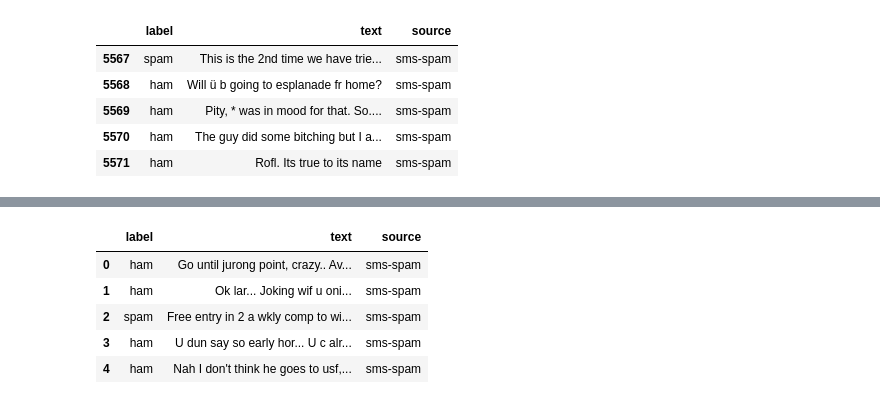
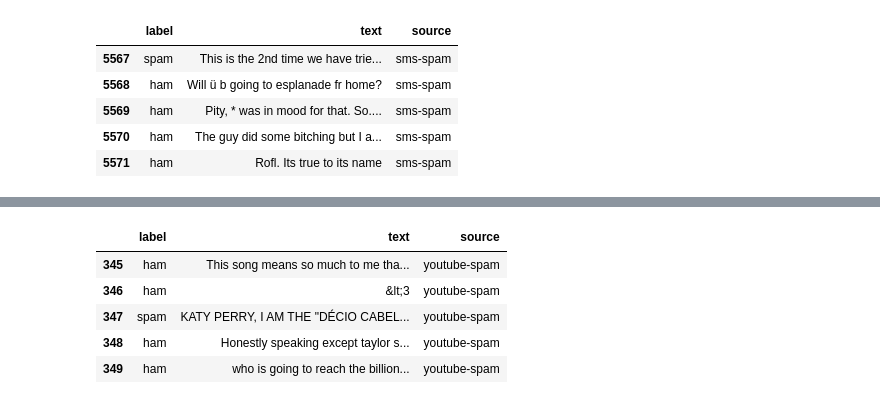
Before and after one commit to cybroidtech/spam-detection, a Jupyter notebook: nbs/SPAM DATASETS.ipynb, the cells around one changed output, grey strips where cells are left out. Drawn from its saved outputs; the diff is of its cells as text; code cells hidden in the pictures.

```diff
--- a/nbs/SPAM DATASETS.ipynb
+++ b/nbs/SPAM DATASETS.ipynb
@@ -22,8 +29,10 @@ YOUTUBE_SPAM_ZIP = "https://archive.ics.uci.edu/ml/machine-learning-databases/00
 SPAM_CLASSIFIER_DIR = DATASET_DIR / "spam-classifier"
 SMS_SPAM_DIR = SPAM_CLASSIFIER_DIR / "sms-spam"
 YOUTUBE_SPAM_DIR = SPAM_CLASSIFIER_DIR / "youtube-spam"
+EMAIL_SPAM_DIR = SPAM_CLASSIFIER_DIR / "email-spam"
 
 SMS_SPAM_DIR.mkdir(exist_ok=True, parents=True)
+EMAIL_SPAM_DIR.mkdir(exist_ok=True, parents=True)
 YOUTUBE_SPAM_DIR.mkdir(exist_ok=True, parents=True)
 # %%
 !unzip -o $SPAM_SMS_ZIPS_PATH -d $SMS_SPAM_DIR
@@ -62,2 +72,10 @@ for path in YOUTUBE_SPAM_DIR.glob("*"):
 # %%
 import pandas as pd
+# %%
+email_spam_input_path = EMAIL_SPAM_DIR / "emailspam.csv"
+
+em_df = pd.read_csv(email_spam_input_path)
+em_df.rename(columns={'label_num': 'raw_label'}, inplace=True)
+em_df['source'] = 'email-spam'
+email_df = em_df.copy()[['label', 'text', 'source']]
+email_df.tail()
@@ -104,12 +129,12 @@ yt_df.tail()
 # %%
-df = pd.concat([sms_df, yt_df])
-df.head()
+df = pd.concat([email_df, sms_df, yt_df])
+df.tail()
 # %% [output]
 |  | label | text | source |
-| 0 | ham | Go until jurong point, crazy.. Av... | sms-spam |
-| 1 | ham | Ok lar... Joking wif u oni... | sms-spam |
-| 2 | spam | Free entry in 2 a wkly comp to wi... | sms-spam |
-| 3 | ham | U dun say so early hor... U c alr... | sms-spam |
-| 4 | ham | Nah I don't think he goes to usf,... | sms-spam |
+| 345 | ham | This song means so much to me tha... | youtube-spam |
+| 346 | ham | &lt;3﻿ | youtube-spam |
+| 347 | spam | KATY PERRY, I AM THE "DÉCIO CABEL... | youtube-spam |
+| 348 | ham | Honestly speaking except taylor s... | youtube-spam |
+| 349 | ham | who is going to reach the billion... | youtube-spam |
 # %%
 df.to_csv(SPAM_DATASET_PATH, index=False)
```
Also changed, not shown: parts of 6 cells of this notebook, 5 other files.
